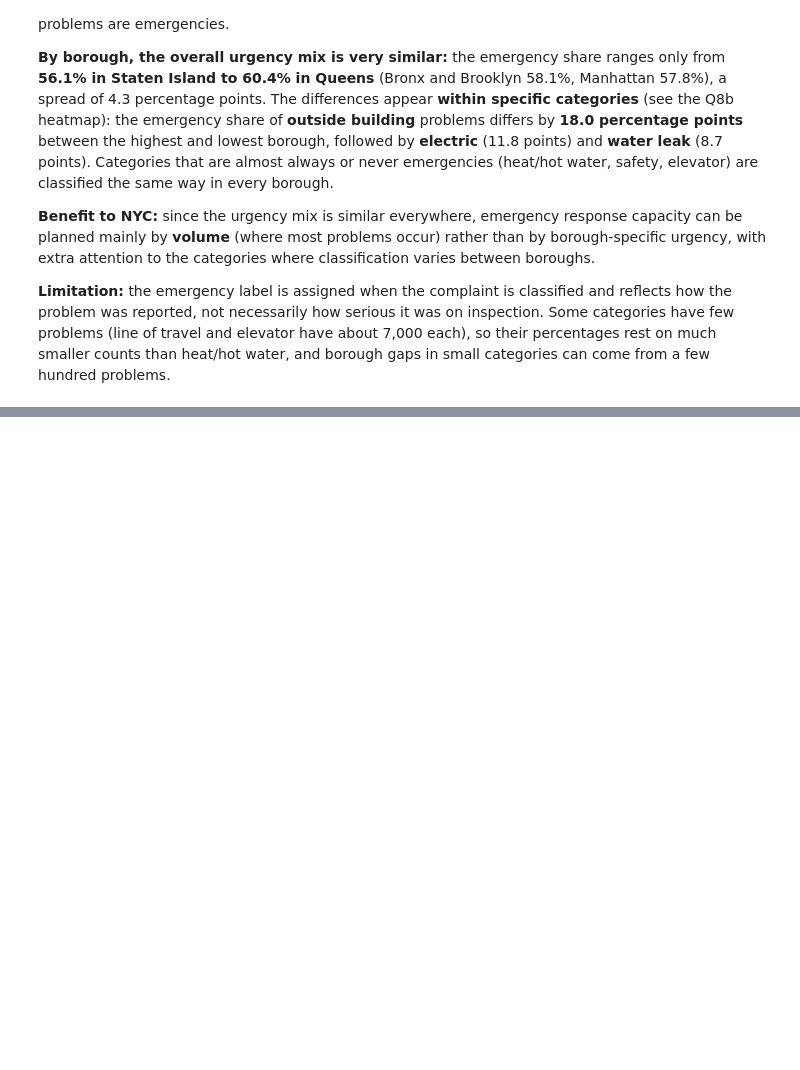
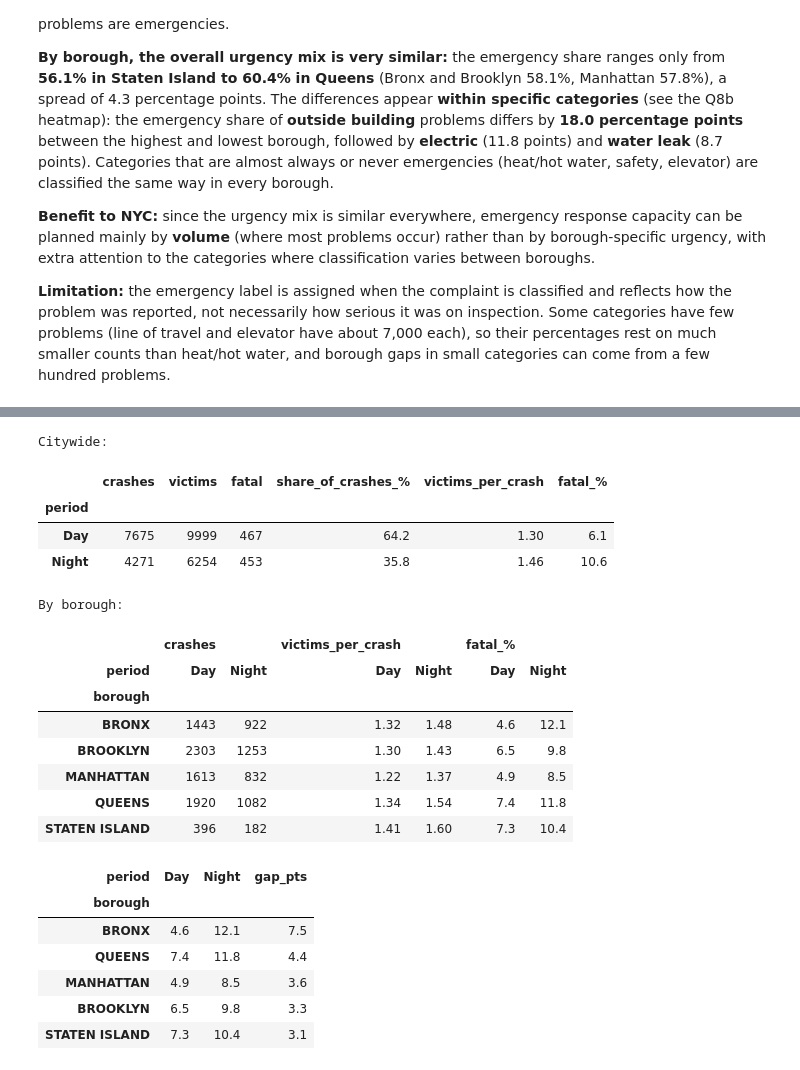
Before and after one commit to laylllllllllllla/DataEngineeringProject, a Jupyter notebook: notebook/DataEngineering.ipynb, the cells around one changed output, grey strips where cells are left out. Saved outputs shown, nothing was run; the diff lists cells and outputs as text; code cells hidden in the pictures; blank space fills up the shorter version.

```diff
--- a/notebook/DataEngineering.ipynb
+++ b/notebook/DataEngineering.ipynb
@@ -2879,0 +3083,45 @@ water, and borough gaps in small categories can come from a few hundred problems
+# %%
+# ============================================================
+# Q12: numbers for the answer
+# ============================================================
+d12 = df_crashes.dropna(subset=['crash_hour', 'borough']).copy()
+d12['period'] = np.where((d12['crash_hour'] >= 20) | (d12['crash_hour'] < 6), 'Night', 'Day')
+d12['fatal'] = d12['total_fatalities'] > 0
+
+overall = d12.groupby('period').agg(crashes=('fatal', 'size'), victims=('total_victims', 'sum'), fatal=('fatal', 'sum'))
+overall['share_of_crashes_%'] = (overall['crashes'] / overall['crashes'].sum() * 100).round(1)
+overall['victims_per_crash'] = (overall['victims'] / overall['crashes']).round(2)
+overall['fatal_%'] = (overall['fatal'] / overall['crashes'] * 100).round(1)
+print('Citywide:')
+display(overall)
+
+g12 = d12.groupby(['borough', 'period']).agg(crashes=('fatal', 'size'), victims=('total_victims', 'sum'), fatal=('fatal', 'sum'))
+g12['victims_per_crash'] = (g12['victims'] / g12['crashes']).round(2)
+g12['fatal_%'] = (g12['fatal'] / g12['crashes'] * 100).round(1)
+t12 = g12['fatal_%'].unstack('period')
+t12['gap_pts'] = (t12['Night'] - t12['Day']).round(1)
+print('By borough:')
+display(g12[['crashes', 'victims_per_crash', 'fatal_%']].unstack('period'))
+display(t12.sort_values('gap_pts', ascending=False))
+# %% [output]
+Citywide:
+|  | crashes | victims | fatal | share_of_crashes_% | victims_per_crash | fatal_% |
+| period |  |  |  |  |  |  |
+| Day | 7675 | 9999 | 467 | 64.2 | 1.30 | 6.1 |
+| Night | 4271 | 6254 | 453 | 35.8 | 1.46 | 10.6 |
+By borough:
+|  | crashes |  | victims_per_crash |  | fatal_% |  |
+| period | Day | Night | Day | Night | Day | Night |
+| borough |  |  |  |  |  |  |
+| BRONX | 1443 | 922 | 1.32 | 1.48 | 4.6 | 12.1 |
+| BROOKLYN | 2303 | 1253 | 1.30 | 1.43 | 6.5 | 9.8 |
+| MANHATTAN | 1613 | 832 | 1.22 | 1.37 | 4.9 | 8.5 |
+| QUEENS | 1920 | 1082 | 1.34 | 1.54 | 7.4 | 11.8 |
+| STATEN ISLAND | 396 | 182 | 1.41 | 1.60 | 7.3 | 10.4 |
+| period | Day | Night | gap_pts |
+| borough |  |  |  |
+| BRONX | 4.6 | 12.1 | 7.5 |
+| QUEENS | 7.4 | 11.8 | 4.4 |
+| MANHATTAN | 4.9 | 8.5 | 3.6 |
+| BROOKLYN | 6.5 | 9.8 | 3.3 |
+| STATEN ISLAND | 7.3 | 10.4 | 3.1 |
```
Also changed, not shown: parts of 21 cells of this notebook.
